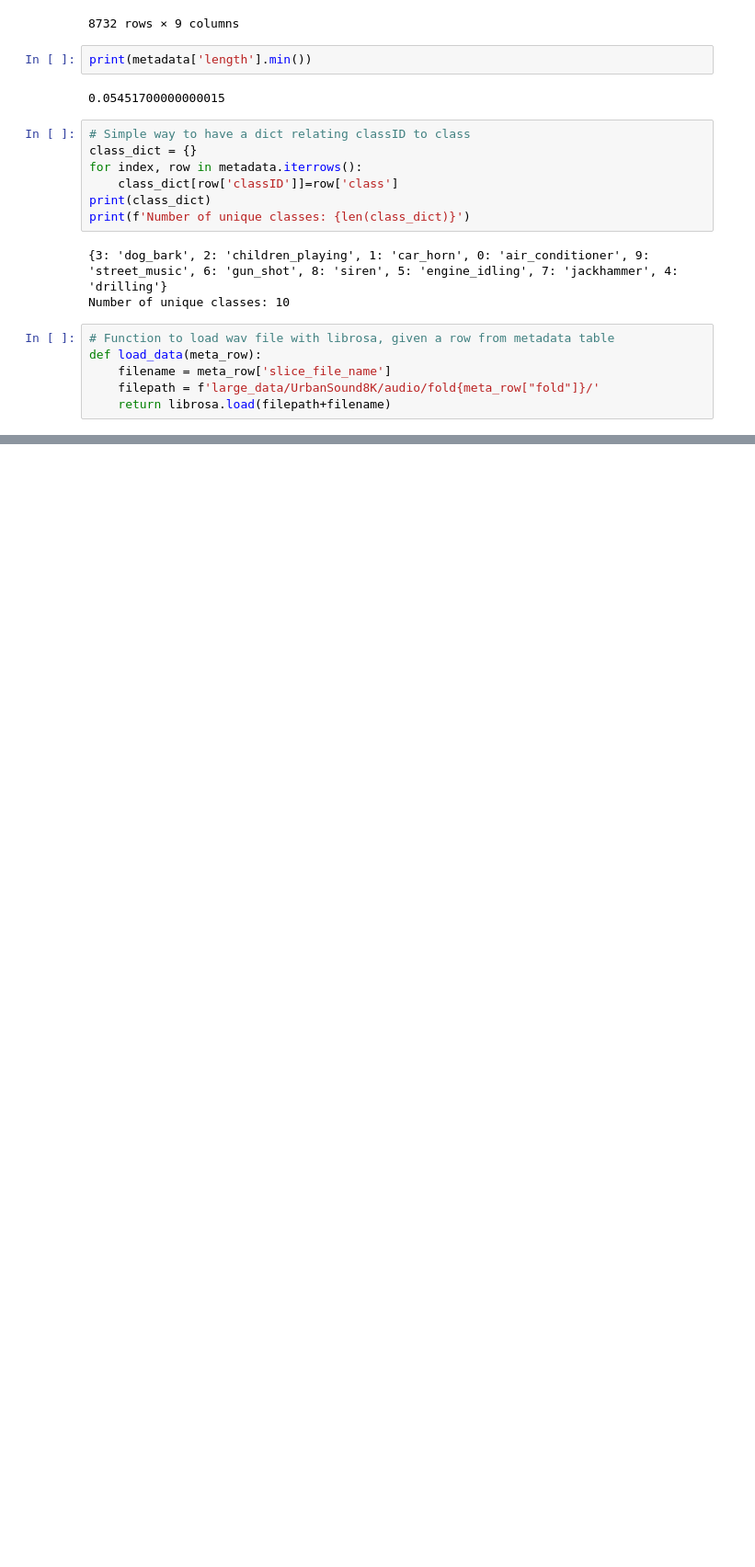
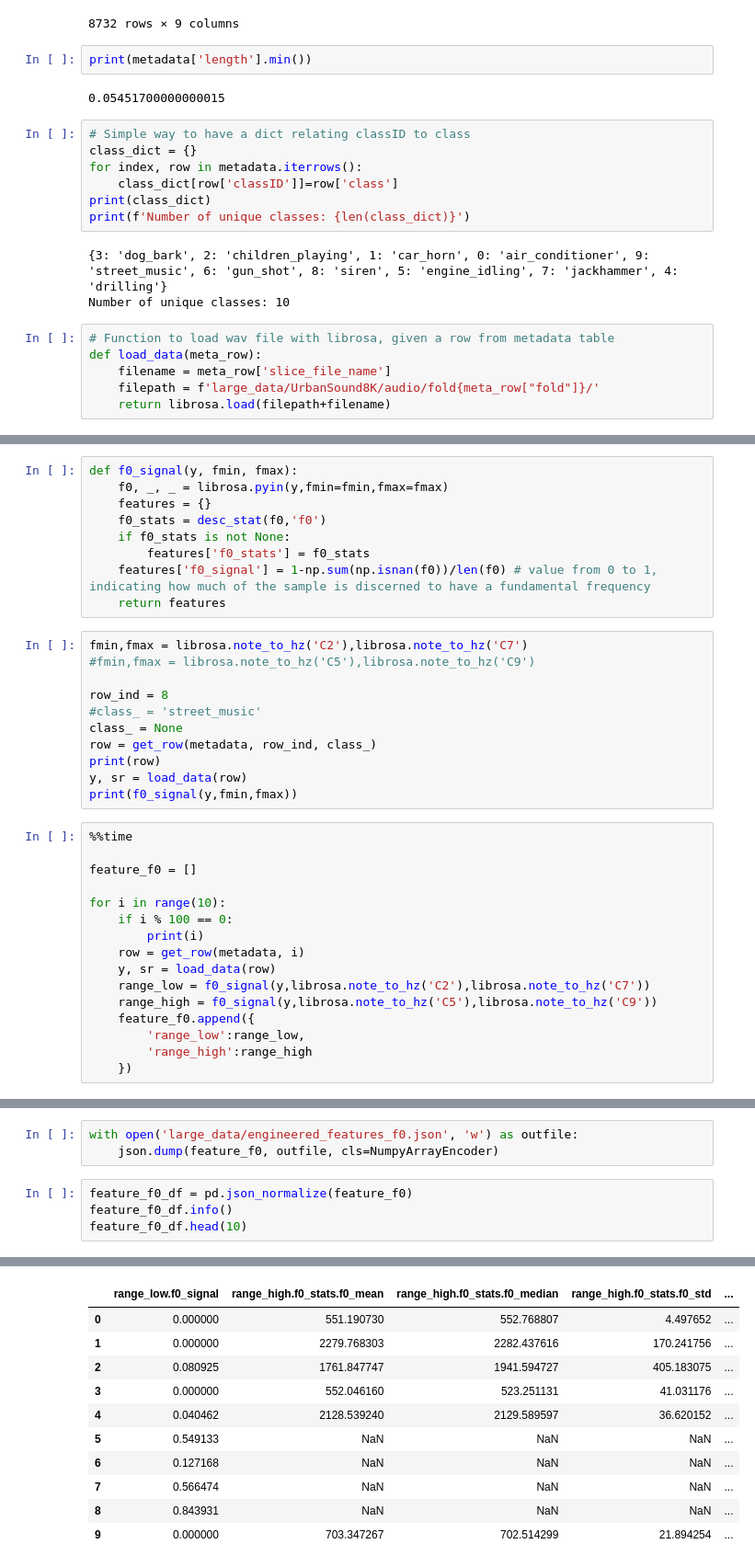
Before and after one commit to mrhheffernan/erdio-dev, a Jupyter notebook: maxpower_cleaning.ipynb, the cells around one changed output, grey strips where cells are left out. Shown: that part at 92% size. Drawn from its saved outputs; the diff is of its cells as text; blank space fills up the shorter version.

```diff
--- a/maxpower_cleaning.ipynb
+++ b/maxpower_cleaning.ipynb
@@ -144,0 +463,36 @@ Name: 910, dtype: object
+# %%
+def f0_signal(y, fmin, fmax):
+    f0, _, _ = librosa.pyin(y,fmin=fmin,fmax=fmax)
+    features = {}
+    f0_stats = desc_stat(f0,'f0')
+    if f0_stats is not None:
+        features['f0_stats'] = f0_stats
+    features['f0_signal'] = 1-np.sum(np.isnan(f0))/len(f0) # value from 0 to 1, indicating how much of the sample is discerned to have a fundamental frequency
+    return features
+# %%
+fmin,fmax = librosa.note_to_hz('C2'),librosa.note_to_hz('C7')
+#fmin,fmax = librosa.note_to_hz('C5'),librosa.note_to_hz('C9')
+
+row_ind = 8
+#class_ = 'street_music'
+class_ = None
+row = get_row(metadata, row_ind, class_)
+print(row)
+y, sr = load_data(row)
+print(f0_signal(y,fmin,fmax))
+# %%
+%%time
+
+feature_f0 = []
+
+for i in range(10):
+    if i % 100 == 0:
+        print(i)
+    row = get_row(metadata, i)
+    y, sr = load_data(row)
+    range_low = f0_signal(y,librosa.note_to_hz('C2'),librosa.note_to_hz('C7'))
+    range_high = f0_signal(y,librosa.note_to_hz('C5'),librosa.note_to_hz('C9'))
+    feature_f0.append({
+        'range_low':range_low,
+        'range_high':range_high
+    })
@@ -144,0 +525,8 @@ Name: 910, dtype: object
+# %%
+with open('large_data/engineered_features_f0.json', 'w') as outfile:
+    json.dump(feature_f0, outfile, cls=NumpyArrayEncoder)
+# %%
+feature_f0_df = pd.json_normalize(feature_f0)
+feature_f0_df.info()
+feature_f0_df.head(10)
+# %% [output]
@@ -144,0 +550,11 @@ Name: 910, dtype: object
+|  | range_low.f0_signal | range_high.f0_stats.f0_mean | range_high.f0_stats.f0_median | range_high.f0_stats.f0_std | ... |
+| 0 | 0.000000 | 551.190730 | 552.768807 | 4.497652 | ... |
+| 1 | 0.000000 | 2279.768303 | 2282.437616 | 170.241756 | ... |
+| 2 | 0.080925 | 1761.847747 | 1941.594727 | 405.183075 | ... |
+| 3 | 0.000000 | 552.046160 | 523.251131 | 41.031176 | ... |
+| 4 | 0.040462 | 2128.539240 | 2129.589597 | 36.620152 | ... |
+| 5 | 0.549133 | NaN | NaN | NaN | ... |
+| 6 | 0.127168 | NaN | NaN | NaN | ... |
+| 7 | 0.566474 | NaN | NaN | NaN | ... |
+| 8 | 0.843931 | NaN | NaN | NaN | ... |
+| 9 | 0.000000 | 703.347267 | 702.514299 | 21.894254 | ... |
```
Also changed, not shown: parts of 21 cells of this notebook, 1 other file.
